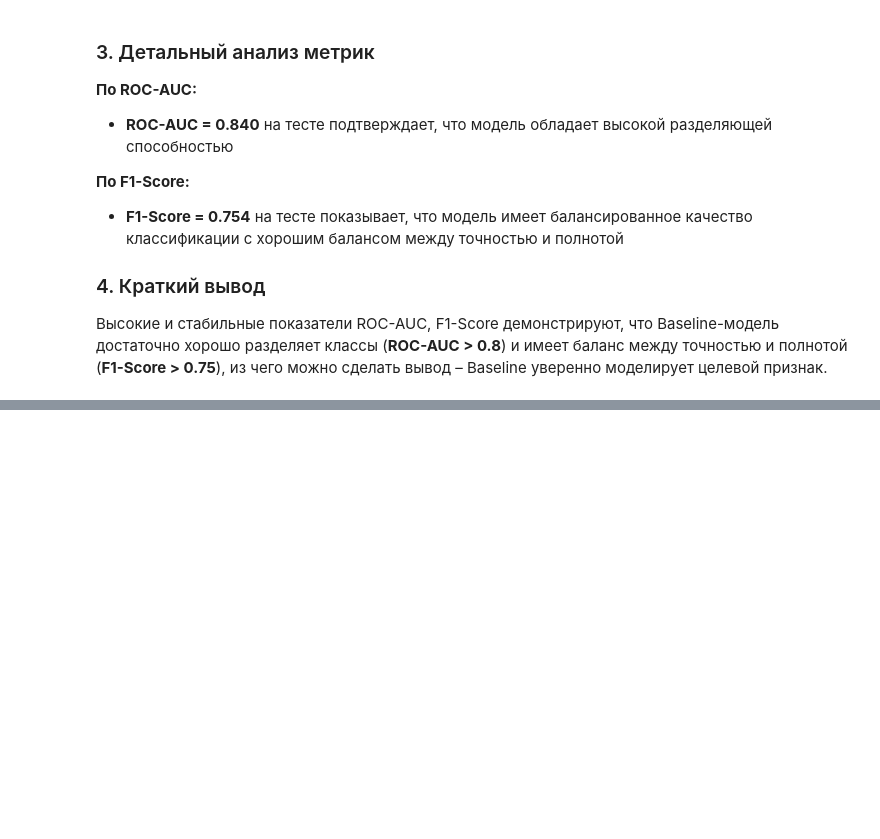
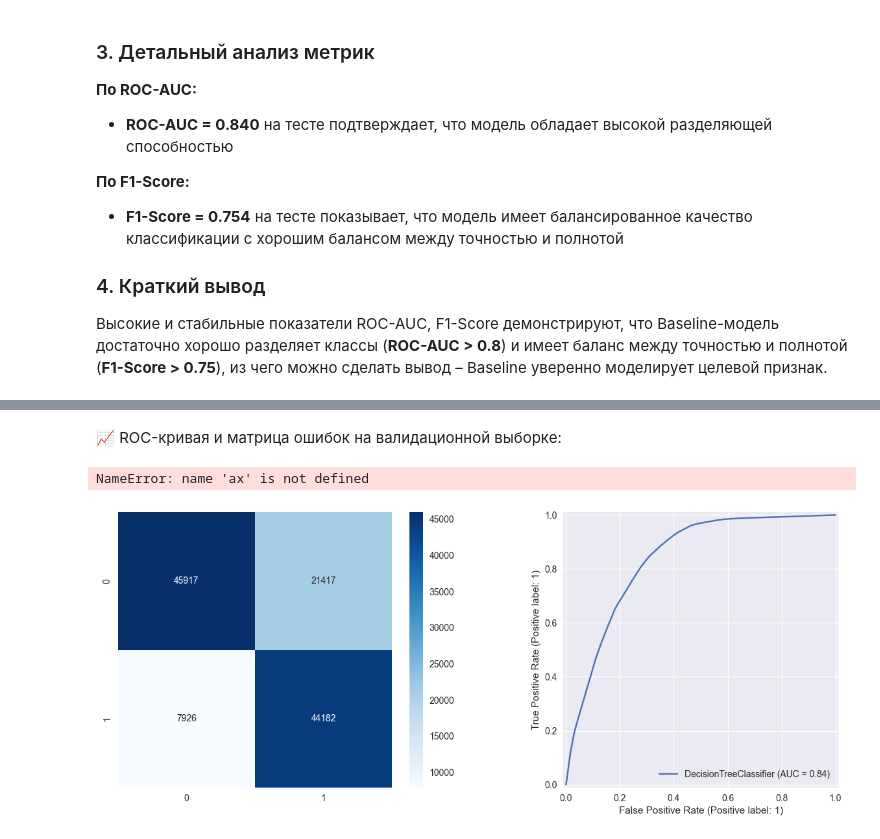
Before and after one commit to ACME-URFU/smoking-status-prediction, a Jupyter notebook: notebooks/eda.ipynb, the cells around one changed output, grey strips where cells are left out. Drawn from its saved outputs; the diff is of its cells as text; code cells hidden in the pictures; blank space fills up the shorter version.

```diff
--- a/notebooks/eda.ipynb
+++ b/notebooks/eda.ipynb
@@ -900,0 +1012,19 @@ scores
+# %%
+# Создаем StratifiedKFold
+skf = StratifiedKFold(n_splits=5, shuffle=True, random_state=42)
+
+# Выполняем кросс-валидацию
+cv_metrics = cross_validate(
+    estimator=pipeline_tree,
+    X=X_train,
+    y=y_train,
+    cv=skf,
+    scoring=['f1', 'roc_auc'],
+    return_train_score=True,
+    n_jobs=-1
+)
+
+df = pd.DataFrame(cv_metrics, index=['1', '2', '3', '4', '5'])
+mean_metrics = pd.DataFrame(df.mean(), columns=['Mean']).T
+df = pd.concat([df, mean_metrics])
+df
@@ -900,0 +1039,17 @@ scores
+# %% [markdown]
+📈 ROC-кривая и матрица ошибок на валидационной выборке:
+# %%
+y_pred = cross_val_predict(pipeline_tree, X_train, y_train, cv=skf, n_jobs=-1)
+
+fig, axs = plt.subplots(1, 2)
+fig.set_figwidth(15)
+
+sns.heatmap(confusion_matrix(y_train, y_pred), annot=True, fmt='d', cmap='Blues', ax=axs[0])
+RocCurveDisplay.from_estimator(pipeline_tree, X_train, y_train, ax=axs[1])
+
+ax.set_xlabel('Predicted labels')
+ax.set_ylabel('True labels')
+ax.set_title('Confusion Matrix')
+# %% [output]
+NameError: name 'ax' is not defined
+[figure, added]
```
Also changed, not shown: parts of 13 cells of this notebook, 14 other files.
